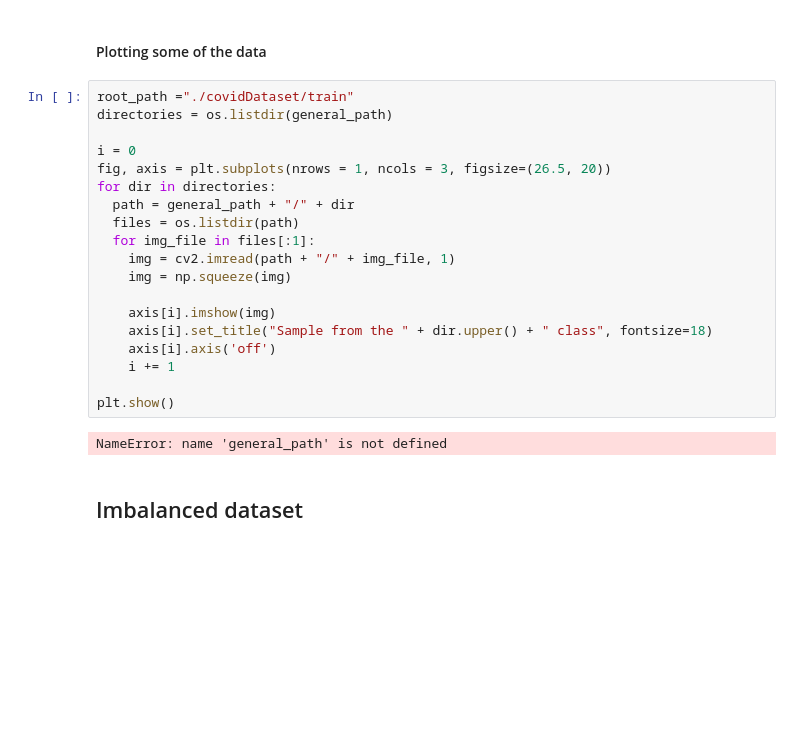
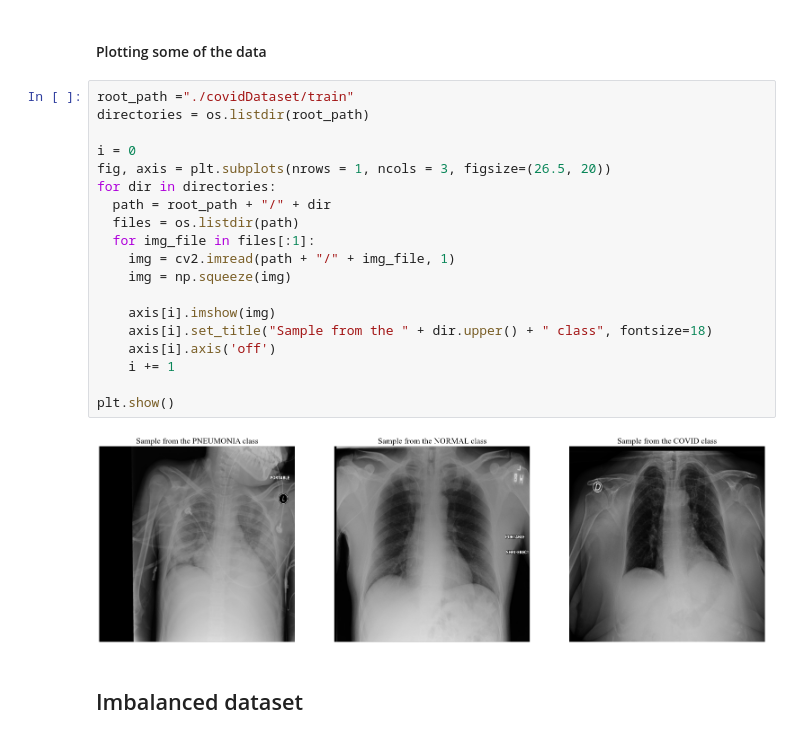
Before and after one commit to hassanNehme98/ChestXRCovid19, a Jupyter notebook: notebook.ipynb, the cells around one changed output. Saved outputs shown, nothing was run; the diff lists cells and outputs as text; blank space fills up the shorter version.

```diff
--- a/notebook.ipynb
+++ b/notebook.ipynb
@@ -176,25 +172,25 @@ Covid19 class: [shape:  (1024, 1024) ] [number of channels:  3 ] [minimum:  0 ]
 #### Plotting some of the data
 # %%
 root_path ="./covidDataset/train"
-directories = os.listdir(general_path)
+directories = os.listdir(root_path)
 
 i = 0
 fig, axis = plt.subplots(nrows = 1, ncols = 3, figsize=(26.5, 20))
 for dir in directories:
-  path = general_path + "/" + dir
+  path = root_path + "/" + dir
   files = os.listdir(path)
   for img_file in files[:1]:
     img = cv2.imread(path + "/" + img_file, 1)
     img = np.squeeze(img)
 
     axis[i].imshow(img)
     axis[i].set_title("Sample from the " + dir.upper() + " class", fontsize=18)
     axis[i].axis('off')
     i += 1
 
 plt.show()
 # %% [output]
-NameError: name 'general_path' is not defined
+[figure, added]
 # %% [markdown]
 ## Imbalanced dataset
 # %% [markdown]
```
Also changed, not shown: parts of 28 cells of this notebook.
